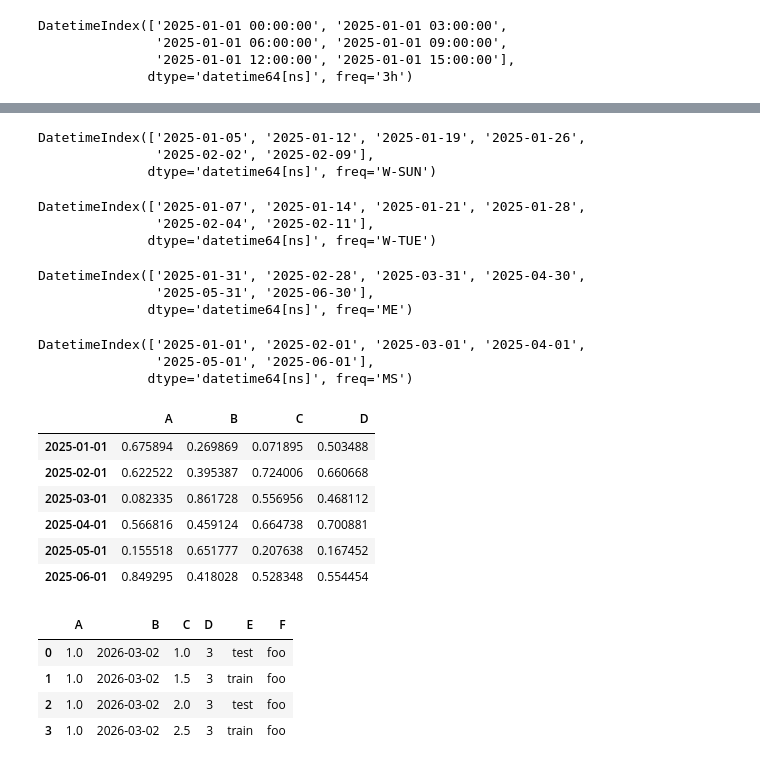
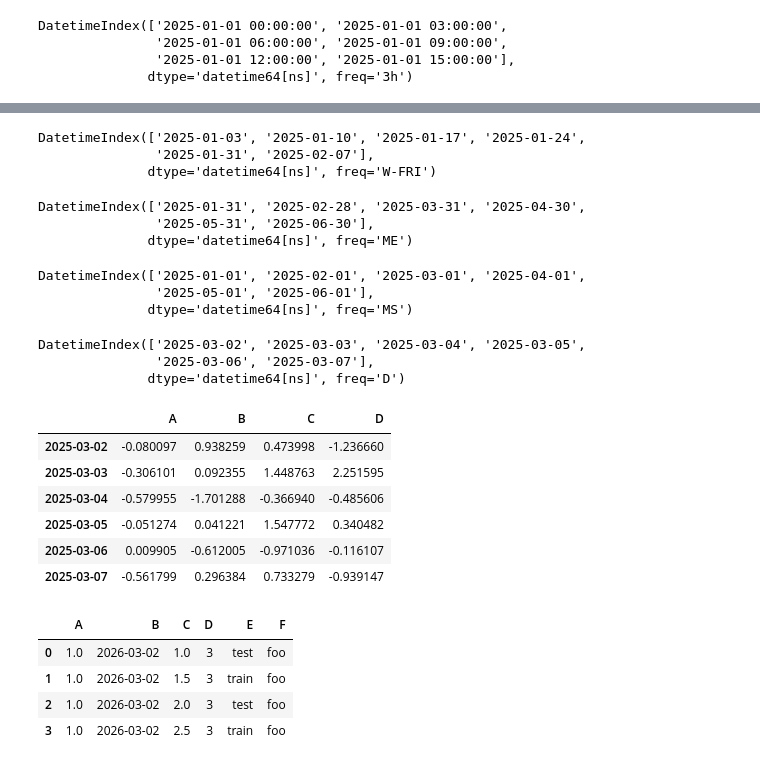
Before and after one commit to EunSeong-Jo/2025-1-myclass-BDA, a Jupyter notebook: inclass/02w_B_0312_pandas_basic.ipynb, the cells around one changed output, grey strips where cells are left out. Cells and saved outputs as stored; diff of their text form; code cells hidden in the pictures.

```diff
--- a/inclass/02w_B_0312_pandas_basic.ipynb
+++ b/inclass/02w_B_0312_pandas_basic.ipynb
@@ -516,47 +541,43 @@ DatetimeIndex(['2025-01-05', '2025-01-26', '2025-02-16', '2025-03-09',
+# %%
+dates = pd.date_range("20250101", periods=6, freq='W-FRI')
+dates
+# %% [output]
+DatetimeIndex(['2025-01-03', '2025-01-10', '2025-01-17', '2025-01-24',
+               '2025-01-31', '2025-02-07'],
+              dtype='datetime64[ns]', freq='W-FRI')
 # %%
-dates = pd.date_range('20250101', periods=6, freq='w')
-
+dates = pd.date_range("20250101", periods=6, freq='ME')
 dates
 # %% [output]
-DatetimeIndex(['2025-01-05', '2025-01-12', '2025-01-19', '2025-01-26',
-               '2025-02-02', '2025-02-09'],
-              dtype='datetime64[ns]', freq='W-SUN')
+DatetimeIndex(['2025-01-31', '2025-02-28', '2025-03-31', '2025-04-30',
+               '2025-05-31', '2025-06-30'],
+              dtype='datetime64[ns]', freq='ME')
 # %%
-dates = pd.date_range('20250101', periods=6, freq='w-tue')
-
+dates = pd.date_range("20250101", periods=6, freq='MS')
 dates
 # %% [output]
-DatetimeIndex(['2025-01-07', '2025-01-14', '2025-01-21', '2025-01-28',
-               '2025-02-04', '2025-02-11'],
-              dtype='datetime64[ns]', freq='W-TUE')
+DatetimeIndex(['2025-01-01', '2025-02-01', '2025-03-01', '2025-04-01',
+               '2025-05-01', '2025-06-01'],
+              dtype='datetime64[ns]', freq='MS')
 # %%
-dates = pd.date_range('20250101', periods=6, freq='ME')
-
+dates = pd.date_range("20250302", periods=6)
 dates
 # %% [output]
-DatetimeIndex(['2025-01-31', '2025-02-28', '2025-03-31', '2025-04-30',
-               '2025-05-31', '2025-06-30'],
-              dtype='datetime64[ns]', freq='ME')
+DatetimeIndex(['2025-03-02', '2025-03-03', '2025-03-04', '2025-03-05',
+               '2025-03-06', '2025-03-07'],
+              dtype='datetime64[ns]', freq='D')
-# %%
-dates = pd.date_range('20250101', periods=6, freq='MS')
-
-dates
-# %% [output]
-DatetimeIndex(['2025-01-01', '2025-02-01', '2025-03-01', '2025-04-01',
-               '2025-05-01', '2025-06-01'],
-              dtype='datetime64[ns]', freq='MS')
 # %%
-df = pd.DataFrame(np.random.rand(6, 4), index=dates, columns=list('ABCD'))
-
+df = pd.DataFrame(np.random.randn(6, 4), index=dates,
+                  columns=list('ABCD'))
 df
 # %% [output]
 |  | A | B | C | D |
-| 2025-01-01 | 0.675894 | 0.269869 | 0.071895 | 0.503488 |
-| 2025-02-01 | 0.622522 | 0.395387 | 0.724006 | 0.660668 |
-| 2025-03-01 | 0.082335 | 0.861728 | 0.556956 | 0.468112 |
-| 2025-04-01 | 0.566816 | 0.459124 | 0.664738 | 0.700881 |
-| 2025-05-01 | 0.155518 | 0.651777 | 0.207638 | 0.167452 |
-| 2025-06-01 | 0.849295 | 0.418028 | 0.528348 | 0.554454 |
+| 2025-03-02 | -0.080097 | 0.938259 | 0.473998 | -1.236660 |
+| 2025-03-03 | -0.306101 | 0.092355 | 1.448763 | 2.251595 |
+| 2025-03-04 | -0.579955 | -1.701288 | -0.366940 | -0.485606 |
+| 2025-03-05 | -0.051274 | 0.041221 | 1.547772 | 0.340482 |
+| 2025-03-06 | 0.009905 | -0.612005 | -0.971036 | -0.116107 |
+| 2025-03-07 | -0.561799 | 0.296384 | 0.733279 | -0.939147 |
 # %%
 df2 = pd.DataFrame({
         "A": 1.0,
```
Also changed, not shown: parts of 136 cells of this notebook.
